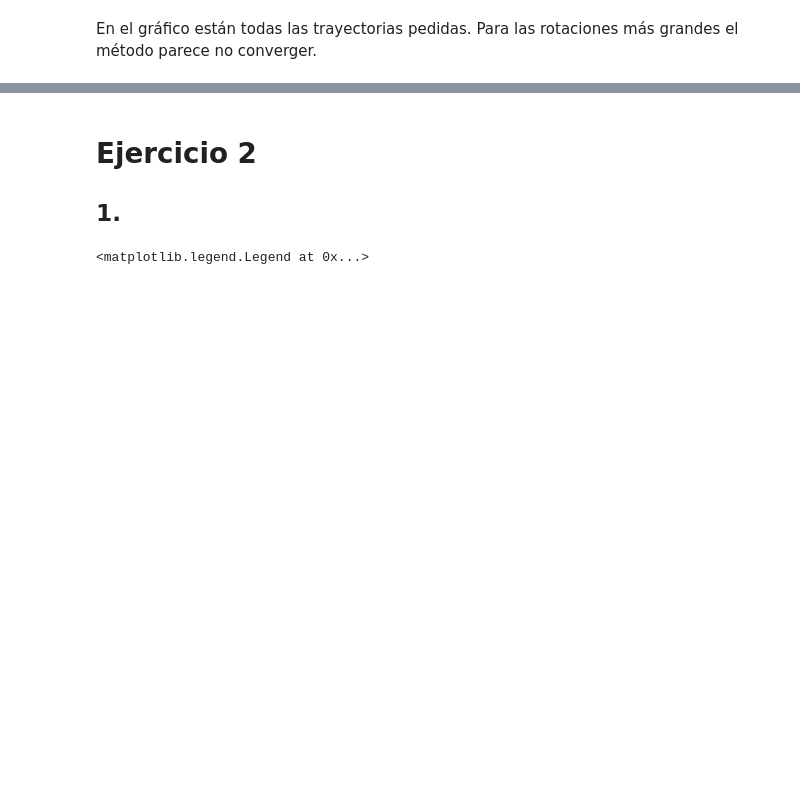
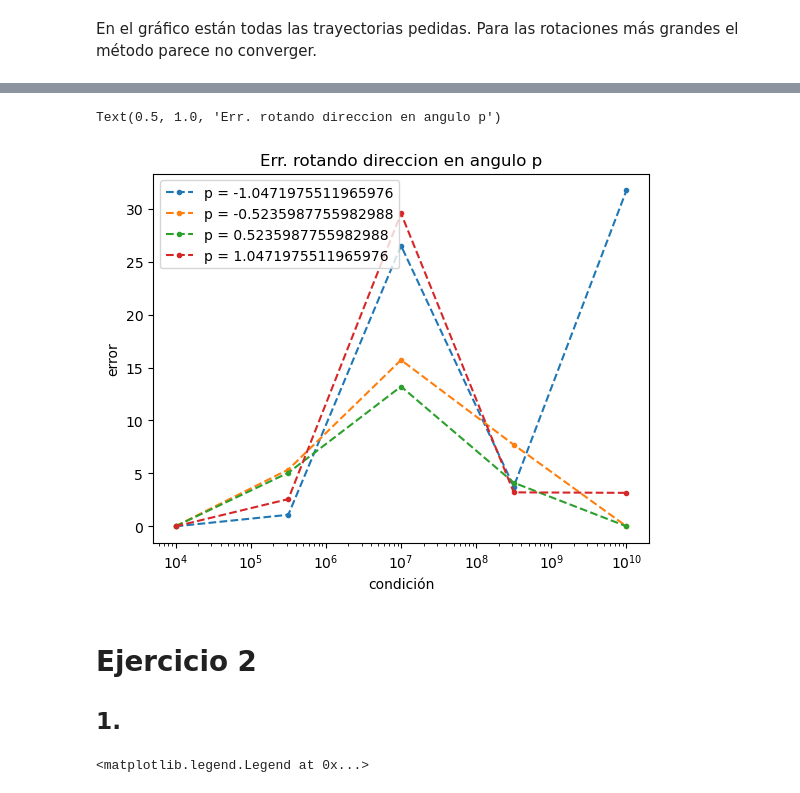
Before and after one commit to freire-guido/invop, a Jupyter notebook: tp1.ipynb, the cells around one changed output, grey strips where cells are left out. Saved outputs shown, nothing was run; the diff lists cells and outputs as text; code cells hidden in the pictures; blank space fills up the shorter version.

```diff
--- a/tp1.ipynb
+++ b/tp1.ipynb
@@ -137,3 +135,9 @@ Epsrot.shape[0]
+# %%
+plt_test(Epsrot, thetas, conds)
+plt.title('Err. rotando direccion en angulo p')
+# %% [output]
+Text(0.5, 1.0, 'Err. rotando direccion en angulo p')
+[figure, added]
 # %% [markdown]
 # Ejercicio 2
 ## 1.
```
Also changed, not shown: parts of 11 cells of this notebook, 2 other files.
